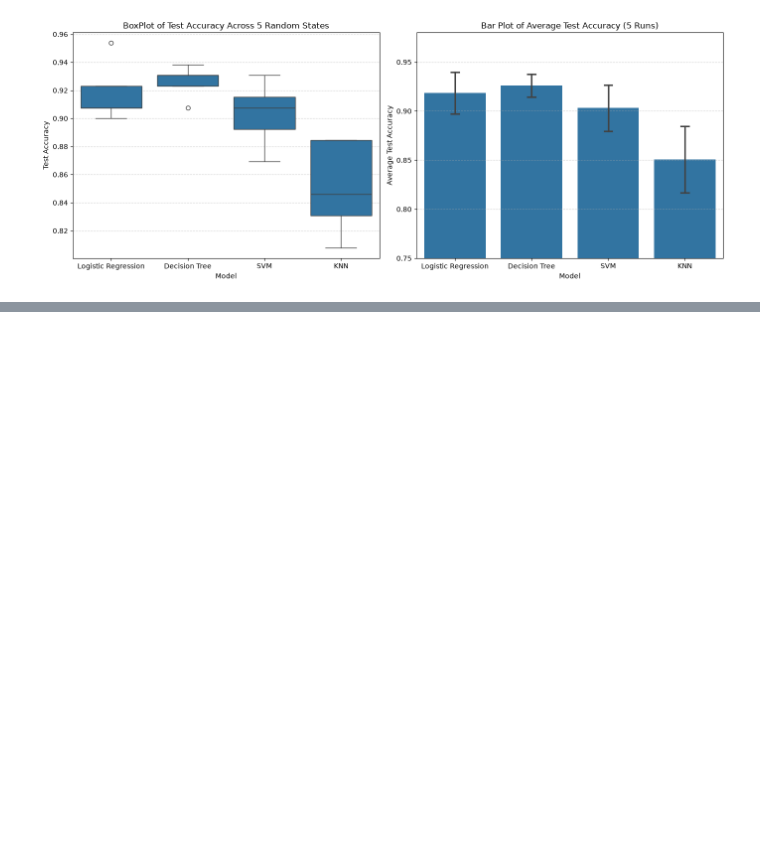
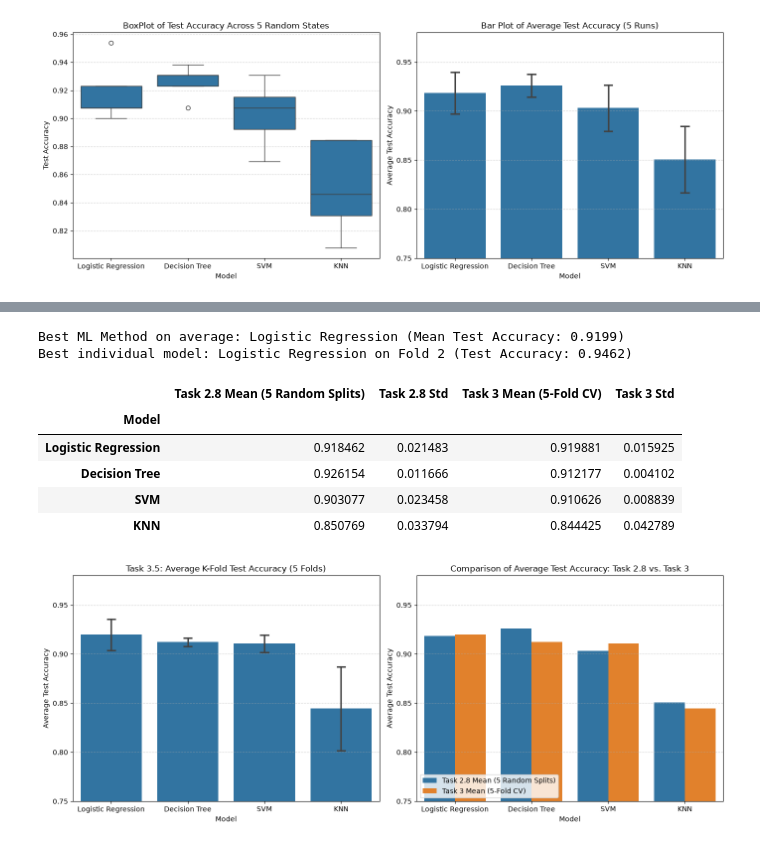
Before and after one commit to azelarabchakour/Data-science-assignments, a Jupyter notebook: Assignment-1/Code/Problem1-Classification.ipynb, the cells around one changed output, grey strips where cells are left out. Saved outputs shown, nothing was run; the diff lists cells and outputs as text; code cells hidden in the pictures; blank space fills up the shorter version.

```diff
--- a/Assignment-1/Code/Problem1-Classification.ipynb
+++ b/Assignment-1/Code/Problem1-Classification.ipynb
@@ -394,0 +736,75 @@ plt.show()
+# %%
+# %%
+# 4) Make conclusions about the best model and corresponding ML method.
+
+# Identify the best ML method (highest average accuracy) and best individual fold model
+best_method = kfold_summary['mean'].idxmax()
+best_method_score = kfold_summary['mean'].max()
+
+best_single_row = fold_df.loc[fold_df['Test_Accuracy'].idxmax()]
+print(f"Best ML Method on average: {best_method} (Mean Test Accuracy: {best_method_score:.4f})")
+print(f"Best individual model: {best_single_row['Model']} on {best_single_row['Fold']} (Test Accuracy: {best_single_row['Test_Accuracy']:.4f})")
+
+# Conclusions:
+# - Best ML Method: Logistic Regression is the best-performing ML method overall across the 5 folds,
+#   achieving the highest average test accuracy of 91.99% (0.9199), followed closely by the tuned
+#   Decision Tree at 91.22% (0.9122) and SVM at 91.06% (0.9106), while KNN performs the worst at 84.44% (0.8444).
+# - Best Individual Model: Out of the 20 trained fold models, the Logistic Regression model trained on Fold 2
+#   achieves the highest single-fold test accuracy of 94.62% (0.9462), while the pruned Decision Tree shows
+#   the highest stability across folds with the lowest standard deviation (0.0041).
+# %% [output]
+Best ML Method on average: Logistic Regression (Mean Test Accuracy: 0.9199)
+Best individual model: Logistic Regression on Fold 2 (Test Accuracy: 0.9462)
+# %%
+
+# %%
+# 5) Construct the Bar Plots for each ML method and for each of the performance metrics with average
+# performance results and compare the results with Task 2.8. Make conclusions.
+
+# 1. Construct the Bar Plot of average Test Accuracy across the 5 folds for each ML method
+fig, axes = plt.subplots(1, 2, figsize=(14, 5.5))
+
+sns.barplot(data=fold_df, x='Model', y='Test_Accuracy', order=model_order, errorbar='sd', capsize=0.1, ax=axes[0])
+axes[0].set_title('Task 3.5: Average K-Fold Test Accuracy (5 Folds)')
+axes[0].set_ylabel('Average Test Accuracy')
+axes[0].set_ylim(0.75, 0.98)
+axes[0].grid(axis='y', linestyle='--', alpha=0.5)
+
+# 2. Compare Task 3 (5-Fold CV) average results with Task 2.8 (5 Random Splits)
+comparison_2_8_vs_3 = pd.DataFrame({
+    'Task 2.8 Mean (5 Random Splits)': summary_stats['mean'],
+    'Task 2.8 Std': summary_stats['std'],
+    'Task 3 Mean (5-Fold CV)': kfold_summary['mean'],
+    'Task 3 Std': kfold_summary['std']
+}).loc[model_order]
+
+display(comparison_2_8_vs_3)
+
+# Plot side-by-side comparison of Task 2.8 vs. Task 3
+plot_comp_df = comparison_2_8_vs_3[['Task 2.8 Mean (5 Random Splits)', 'Task 3 Mean (5-Fold CV)']].reset_index()
+plot_comp_df = plot_comp_df.melt(id_vars='Model', var_name='Evaluation Method', value_name='Average Test Accuracy')
+
+sns.barplot(data=plot_comp_df, x='Model', y='Average Test Accuracy', hue='Evaluation Method', order=model_order, ax=axes[1])
+axes[1].set_title('Comparison of Average Test Accuracy: Task 2.8 vs. Task 3')
+axes[1].set_ylim(0.75, 0.98)
+axes[1].grid(axis='y', linestyle='--', alpha=0.5)
+axes[1].legend(loc='lower left')
+
+plt.tight_layout()
+plt.show()
+
+# Conclusions:
+# - In Task 2.8 (5 random splits), Decision Tree ranked first (92.62%) and Logistic Regression ranked second (91.85%),
+#   whereas in Task 3 (5-fold cross-validation), Logistic Regression ranks first (91.99%) and Decision Tree ranks second (91.22%).
+# - Both evaluation methods confirm that Logistic Regression, Decision Tree, and SVM (~90.3%–92.6%) strongly outperform KNN (~84.4%–85.1%).
+# - 5-Fold Cross-Validation (Task 3) produces much lower standard deviations across folds for Decision Tree (0.0041 vs. 0.0117),
+#   SVM (0.0088 vs. 0.0235), and Logistic Regression (0.0159 vs. 0.0215) than the 5 random splits in Task 2.8, because
+#   disjoint folds guarantee that every student observation is tested exactly once without overlapping test sets.
+# %% [output]
+|  | Task 2.8 Mean (5 Random Splits) | Task 2.8 Std | Task 3 Mean (5-Fold CV) | Task 3 Std |
+| Model |  |  |  |  |
+| Logistic Regression | 0.918462 | 0.021483 | 0.919881 | 0.015925 |
+| Decision Tree | 0.926154 | 0.011666 | 0.912177 | 0.004102 |
+| SVM | 0.903077 | 0.023458 | 0.910626 | 0.008839 |
+| KNN | 0.850769 | 0.033794 | 0.844425 | 0.042789 |
+[figure, added]
```
Also changed, not shown: parts of 19 cells of this notebook, 1 other file.
